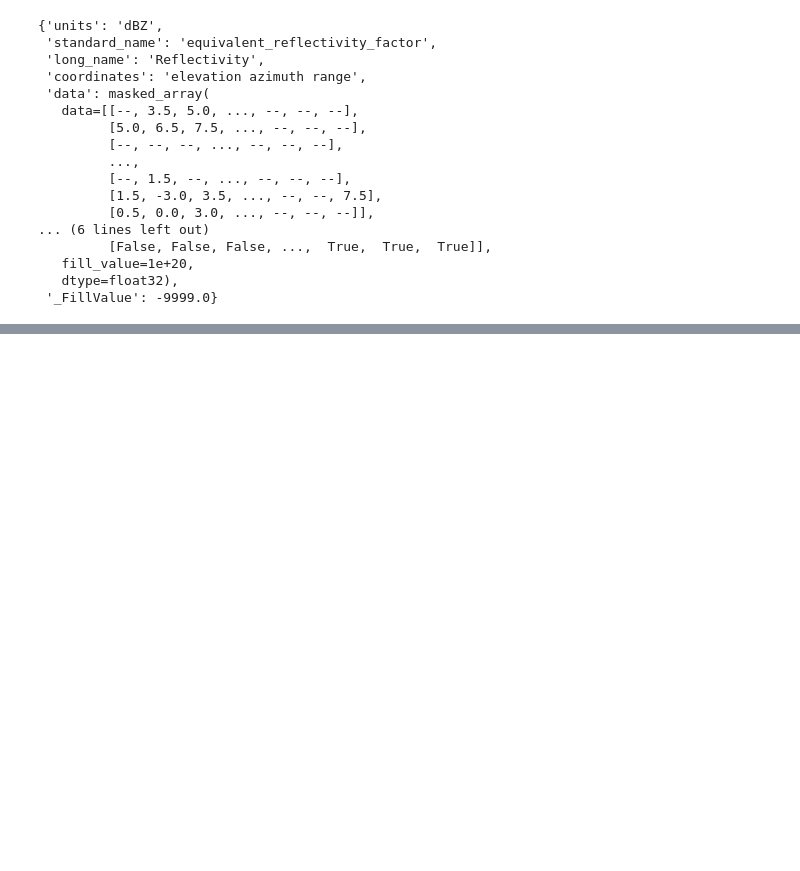
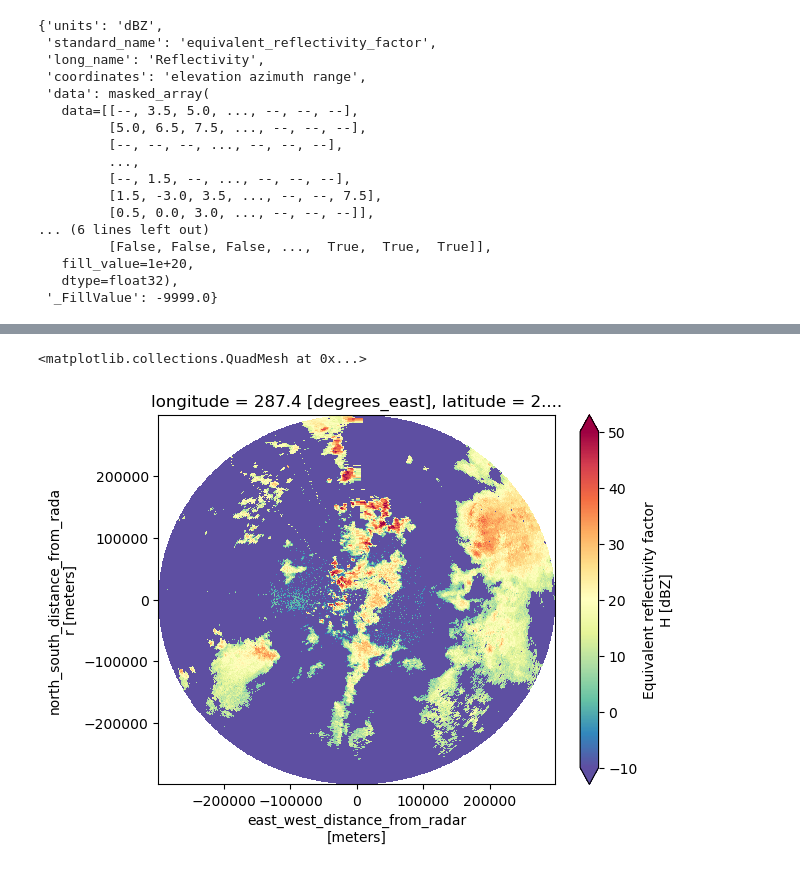
Before and after one commit to aladinor/notebooks, a Jupyter notebook: Reading_from_AWS.ipynb, the cells around one changed output, grey strips where cells are left out. Cells and saved outputs as stored; diff of their text form; code cells hidden in the pictures; blank space fills up the shorter version.

Commit message:
adding ppi plot

```diff
--- a/Reading_from_AWS.ipynb
+++ b/Reading_from_AWS.ipynb
@@ -74,0 +43,3 @@ urls = [f'//s3://{i}' for i in fs.glob(bucket2)]
+# %%
+file = fsspec.open_local(f'simplecache::{filename}', s3={'anon': True}, filecache={'cache_storage':'.'})
+ds = xr.open_dataset(file, engine="iris", group=1 )
@@ -74,0 +71,2 @@ urls = [f'//s3://{i}' for i in fs.glob(bucket2)]
+# %%
+ds = xd.georeference.get_x_y_z(ds)
@@ -74,0 +93,5 @@ urls = [f'//s3://{i}' for i in fs.glob(bucket2)]
+# %%
+ds.DBZH.plot(x='x', y='y', cmap='Spectral_r', vmin=-10, vmax=50)
+# %% [output]
+<matplotlib.collections.QuadMesh at 0x...>
+[figure, added]
```
Also changed, not shown: parts of 11 cells of this notebook.
